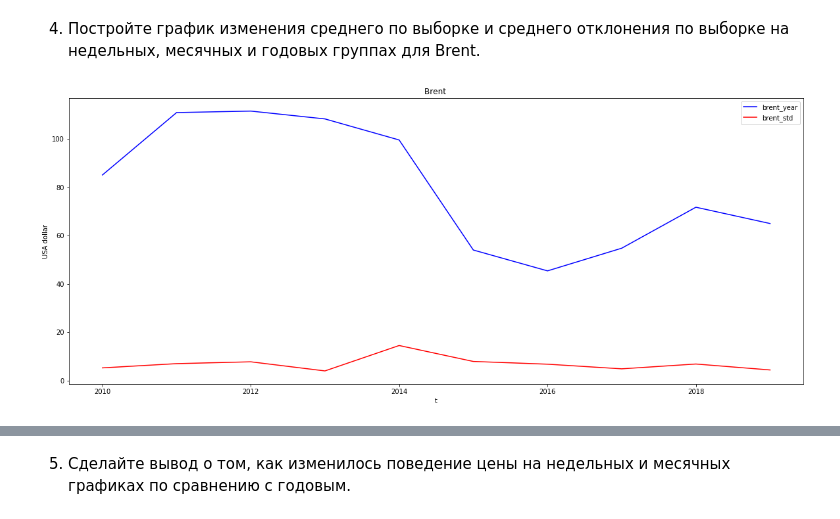
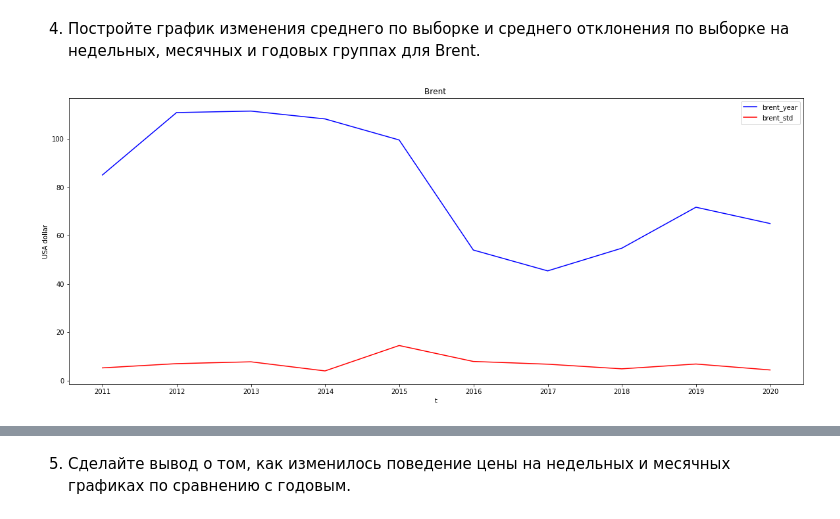
Before and after one commit to LevNic/DataScience3, a Jupyter notebook: task_1.ipynb, the cells around one changed output, grey strips where cells are left out. Saved outputs shown, nothing was run; the diff lists cells and outputs as text; code cells hidden in the pictures.

```diff
--- a/task_1.ipynb
+++ b/task_1.ipynb
@@ -115,17 +115,17 @@ brent_data.head(10)
 # %% [markdown]
 4. Постройте график изменения среднего по выборке и среднего отклонения по выборке на недельных, месячных и годовых группах для Brent.
 # %%
-brent_year = brent_data.groupby('year').mean()['price']
-brent_year_std = brent_data.groupby('year').std()['price']
+brent_year = brent_data.resample('Y').mean()['price']
+brent_year_std = brent_data.resample('Y').std()['price']
 # %%
 plt.figure( figsize=( 20, 8))
 plt.plot(brent_year.index, brent_year, 'b', label = 'brent_year')
-plt.plot(brent_year_std.index, brent_std, 'r', label = 'brent_std' )
+plt.plot(brent_year_std.index, brent_year_std, 'r', label = 'brent_std' )
 plt.ylabel('USA dollar')
 plt.xlabel('t')
 plt.title('Brent ')
 plt.legend()
 plt.show()
 # %% [output]
-[figure, old version]
+[figure, new version]
 # %%
```
Also changed, not shown: parts of 6 cells of this notebook, 2 other files.
